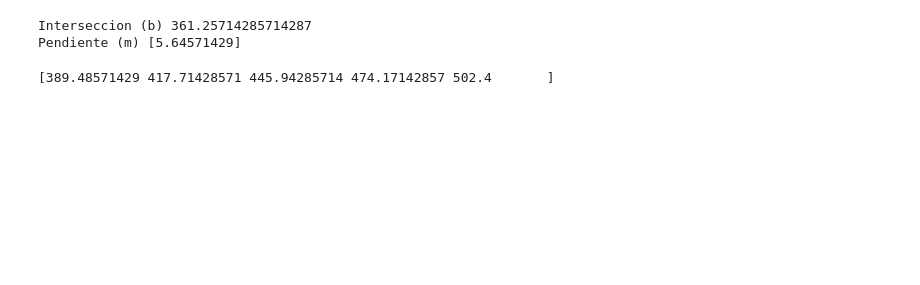
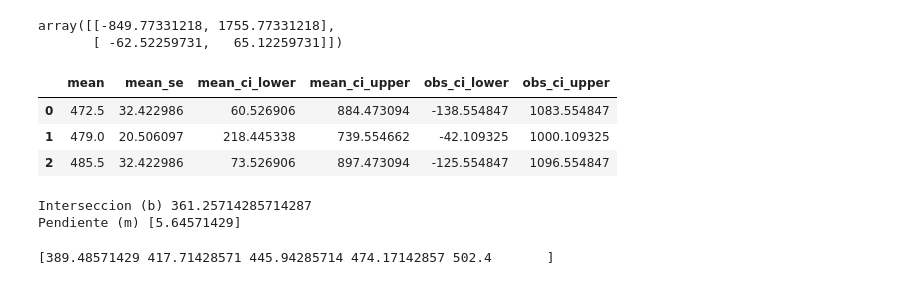
Before and after one commit to LuisZarante/Regresion-Lineal-G7, a Jupyter notebook: regresion lineal.ipynb, the cells around one changed output. Drawn from its saved outputs; the diff is of its cells as text; code cells hidden in the pictures; blank space fills up the shorter version.

```diff
--- a/regresion lineal.ipynb
+++ b/regresion lineal.ipynb
@@ -21,0 +52,16 @@ plt.show()
+# %%
+X = data[['metro']]
+y = data['precio']
+
+X_train, X_test, y_train, y_test = train_test_split(
+                                        X.values.reshape(-1,1),
+                                        y.values.reshape(-1,1),
+                                        train_size   = 0.8,
+                                        random_state = 1234,
+                                        shuffle      = True
+                                    )
+# %%
+X_train = sm.add_constant(X_train, prepend=True)
+modelo = sm.OLS(endog=y_train, exog=X_train,)
+modelo = modelo.fit()
+print(modelo.summary())
@@ -22,2 +86,15 @@ plt.show()
+# %%
+modelo.conf_int(alpha=0.05)
+# %% [output]
+array([[-849.77331218, 1755.77331218],
+       [ -62.52259731,   65.12259731]])
+# %%
+predicciones = modelo.get_prediction(exog = X_train).summary_frame(alpha=0.05)
+predicciones.head()
+# %% [output]
+|  | mean | mean_se | mean_ci_lower | mean_ci_upper | obs_ci_lower | obs_ci_upper |
+| 0 | 472.5 | 32.422986 | 60.526906 | 884.473094 | -138.554847 | 1083.554847 |
+| 1 | 479.0 | 20.506097 | 218.445338 | 739.554662 | -42.109325 | 1000.109325 |
+| 2 | 485.5 | 32.422986 | 73.526906 | 897.473094 | -125.554847 | 1096.554847 |
 # %%
 regresion = linear_model.LinearRegression()
```
Also changed, not shown: parts of 13 cells of this notebook.
